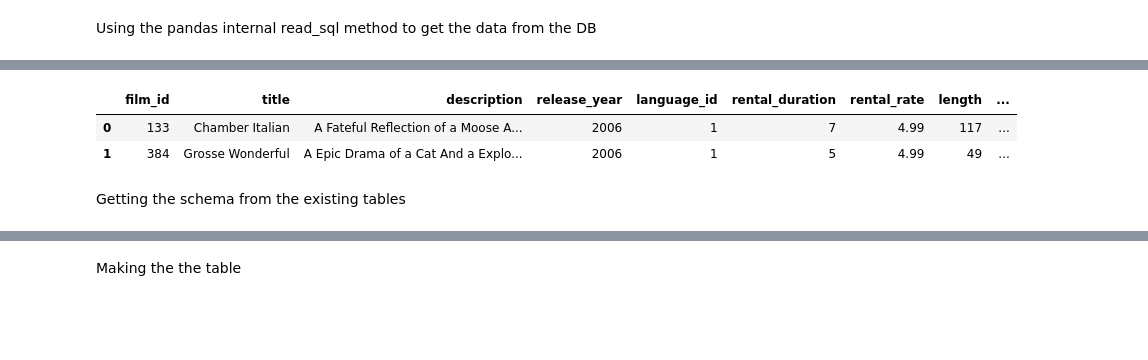
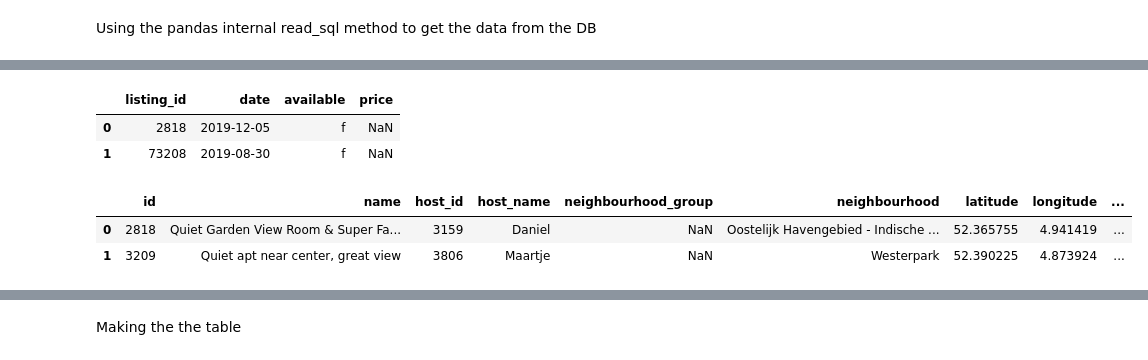
Before and after one commit to idjey/DEtheHardWay, a Jupyter notebook: airBnb_dataSchema.ipynb, the cells around one changed output, grey strips where cells are left out. Saved outputs shown, nothing was run; the diff lists cells and outputs as text; code cells hidden in the pictures; blank space fills up the shorter version.

```diff
--- a/airBnb_dataSchema.ipynb
+++ b/airBnb_dataSchema.ipynb
@@ -31,10 +39,19 @@ credentials
 # %%
-filmTable = pd.read_sql("""SELECT * FROM film""",con=credentials)
+calendar = pd.read_csv('airbnb/calendar.csv')
+listings = pd.read_csv('airbnb/listings.csv')
+listings_details = pd.read_csv('airbnb/listings_details.csv')
+neighbourhoods = pd.read_csv('airbnb/neighbourhoods.csv')
+reviews = pd.read_csv('airbnb/reviews.csv')
+reviews_details = pd.read_csv('airbnb/reviews_details.csv')
+# %%
+calendar.head(2)
+# %% [output]
+|  | listing_id | date | available | price |
+| 0 | 2818 | 2019-12-05 | f | NaN |
+| 1 | 73208 | 2019-08-30 | f | NaN |
 # %%
-filmTable.head(2)
+listings.head(2)
 # %% [output]
-|  | film_id | title | description | release_year | language_id | rental_duration | rental_rate | length | ... |
-| 0 | 133 | Chamber Italian | A Fateful Reflection of a Moose A... | 2006 | 1 | 7 | 4.99 | 117 | ... |
-| 1 | 384 | Grosse Wonderful | A Epic Drama of a Cat And a Explo... | 2006 | 1 | 5 | 4.99 | 49 | ... |
+|  | id | name | host_id | host_name | neighbourhood_group | neighbourhood | latitude | longitude | ... |
+| 0 | 2818 | Quiet Garden View Room & Super Fa... | 3159 | Daniel | NaN | Oostelijk Havengebied - Indische ... | 52.365755 | 4.941419 | ... |
+| 1 | 3209 | Quiet apt near center, great view | 3806 | Maartje | NaN | Westerpark | 52.390225 | 4.873924 | ... |
-# %% [markdown]
-Getting the schema from the existing tables
```
Also changed, not shown: parts of 19 cells of this notebook, 1 other file.
